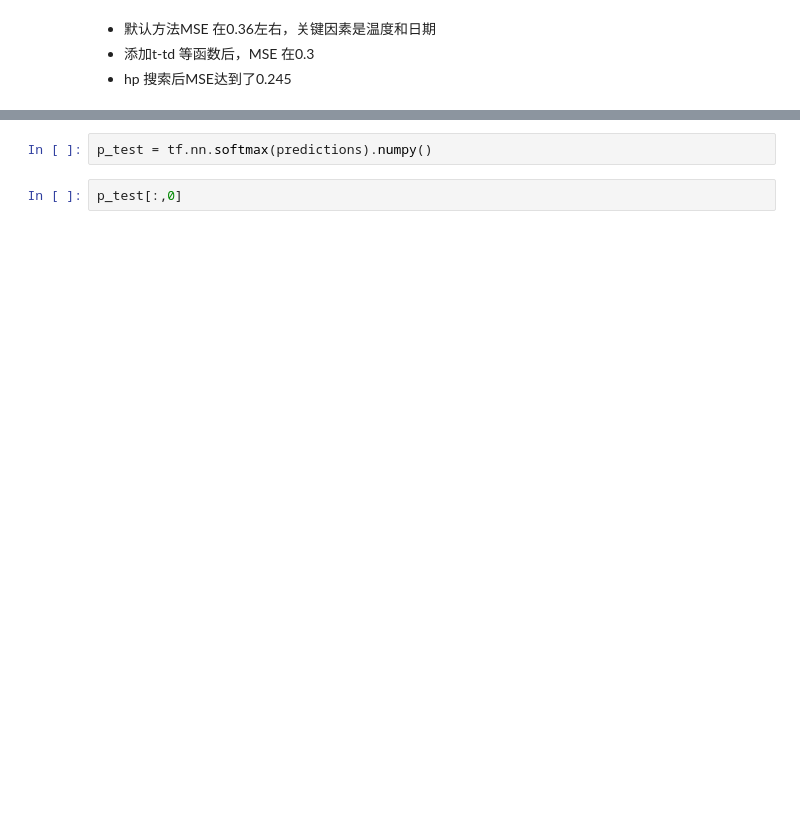
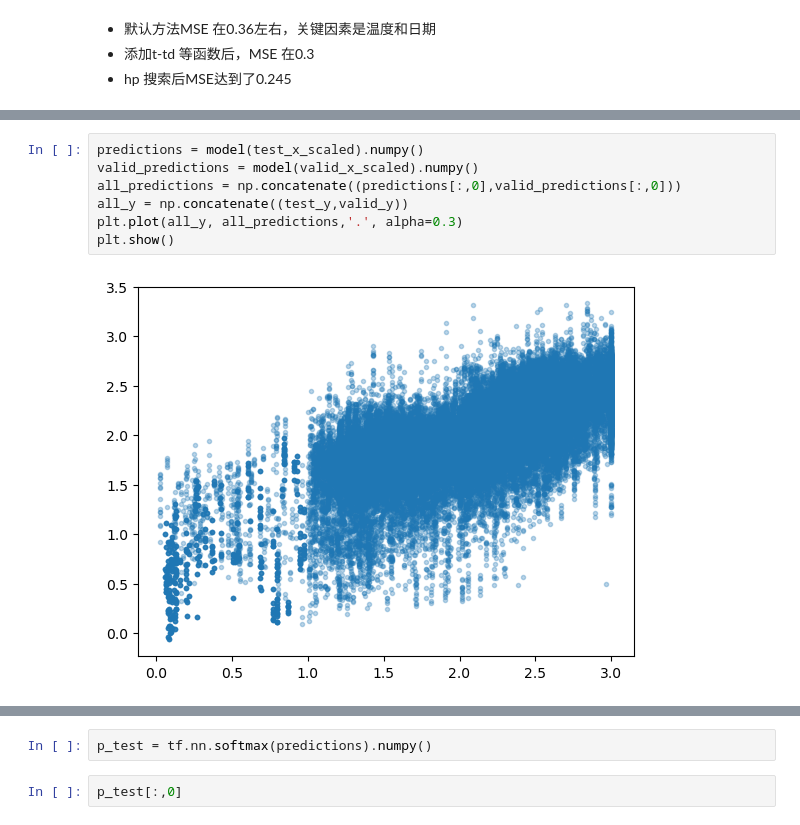
Before and after one commit to hanchyhill/python, a Jupyter notebook: seafog/src/tf2/sea_fog_reg_model_loss_customized_hp.ipynb, the cells around one changed output, grey strips where cells are left out. Cells and saved outputs as stored; diff of their text form; blank space fills up the shorter version.

```diff
--- a/seafog/src/tf2/sea_fog_reg_model_loss_customized_hp.ipynb
+++ b/seafog/src/tf2/sea_fog_reg_model_loss_customized_hp.ipynb
@@ -332,3 +371,12 @@ plt.show()
+# %%
+predictions = model(test_x_scaled).numpy()
+valid_predictions = model(valid_x_scaled).numpy()
+all_predictions = np.concatenate((predictions[:,0],valid_predictions[:,0]))
+all_y = np.concatenate((test_y,valid_y))
+plt.plot(all_y, all_predictions,'.', alpha=0.3)
+plt.show()
+# %% [output]
+[figure, added]
 # %%
 plt.plot(valid_y,model(valid_x_scaled).numpy(),'.', alpha=0.3)
 plt.show()
```
Also changed, not shown: parts of 19 cells of this notebook, 6 other files.
